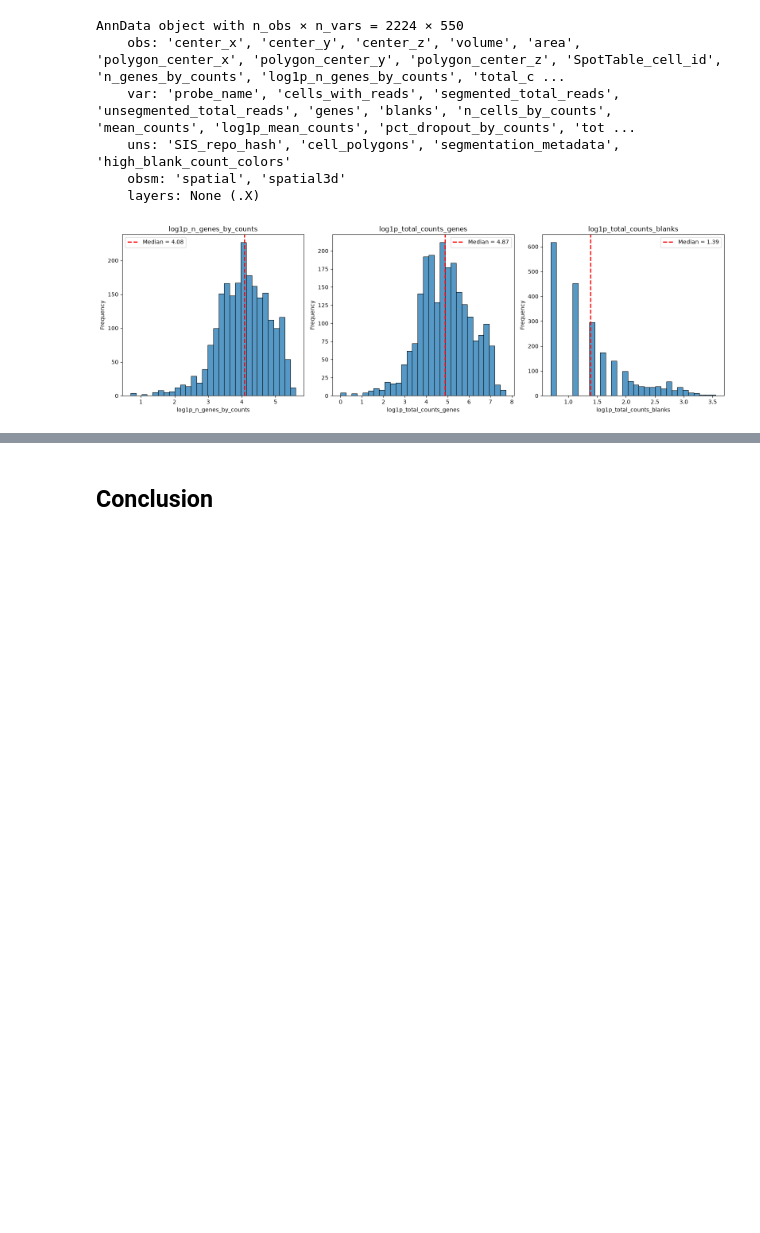
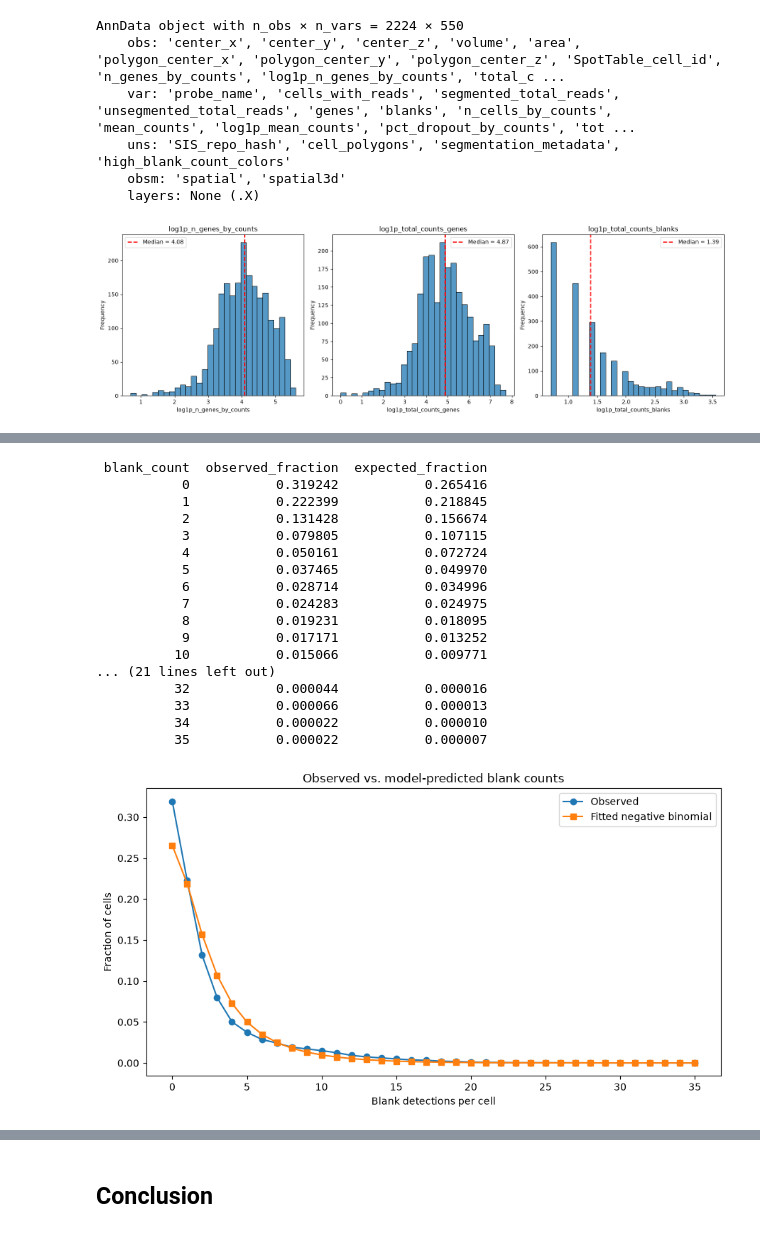
Before and after one commit to poloarol/mini-single-cell-series, a Jupyter notebook: 01_quality_control.ipynb, the cells around one changed output, grey strips where cells are left out. Saved outputs shown, nothing was run; the diff lists cells and outputs as text; code cells hidden in the pictures; blank space fills up the shorter version.

```diff
--- a/01_quality_control.ipynb
+++ b/01_quality_control.ipynb
@@ -320,0 +507,68 @@ generate_qc_hist(adata=sdata, parameters=[
+# %%
+from scipy.stats import nbinom
+
+# Reconstruct the data used to fit the model
+observed = y.to_numpy()
+mu = nb_result.predict()
+
+alpha = float(nb_result.params["alpha"])
+
+# NB2 parameterization:
+# variance = mu + alpha * mu**2
+size = 1 / alpha
+prob = size / (size + mu)
+
+max_count = int(observed.max())
+counts = np.arange(max_count + 1)
+
+observed_freq = np.bincount(
+    observed, minlength=max_count + 1
+) / len(observed)
+
+expected_freq = np.array([
+    nbinom.pmf(k, size, prob).mean()
+    for k in counts
+])
+
+comparison = pd.DataFrame({
+    "blank_count": counts,
+    "observed_fraction": observed_freq,
+    "expected_fraction": expected_freq,
+})
+
+print(comparison.to_string(index=False))
+
+plt.figure(figsize=(9, 5))
+plt.plot(
+    counts, observed_freq,
+    marker="o", label="Observed"
+)
+plt.plot(
+    counts, expected_freq,
+    marker="s", label="Fitted negative binomial"
+)
+plt.xlabel("Blank detections per cell")
+plt.ylabel("Fraction of cells")
+plt.title("Observed vs. model-predicted blank counts")
+plt.legend()
+plt.tight_layout()
+plt.show()
+# %% [output]
+ blank_count  observed_fraction  expected_fraction
+           0           0.319242           0.265416
+           1           0.222399           0.218845
+           2           0.131428           0.156674
+           3           0.079805           0.107115
+           4           0.050161           0.072724
+           5           0.037465           0.049970
+           6           0.028714           0.034996
+           7           0.024283           0.024975
+           8           0.019231           0.018095
+           9           0.017171           0.013252
+          10           0.015066           0.009771
+... (21 lines left out)
+          32           0.000044           0.000016
+          33           0.000066           0.000013
+          34           0.000022           0.000010
+          35           0.000022           0.000007
+[figure, added]
```
Also changed, not shown: parts of 13 cells of this notebook.
